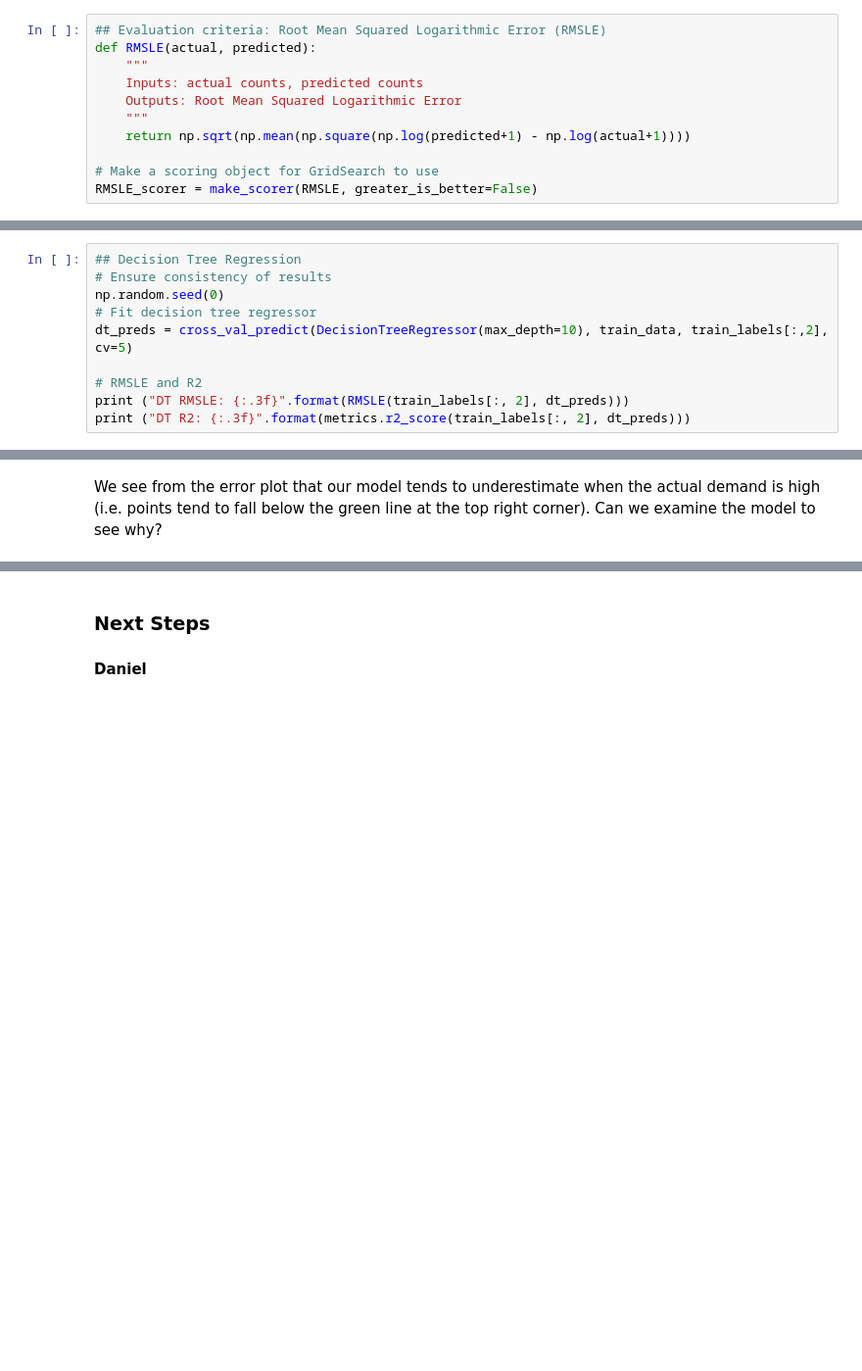
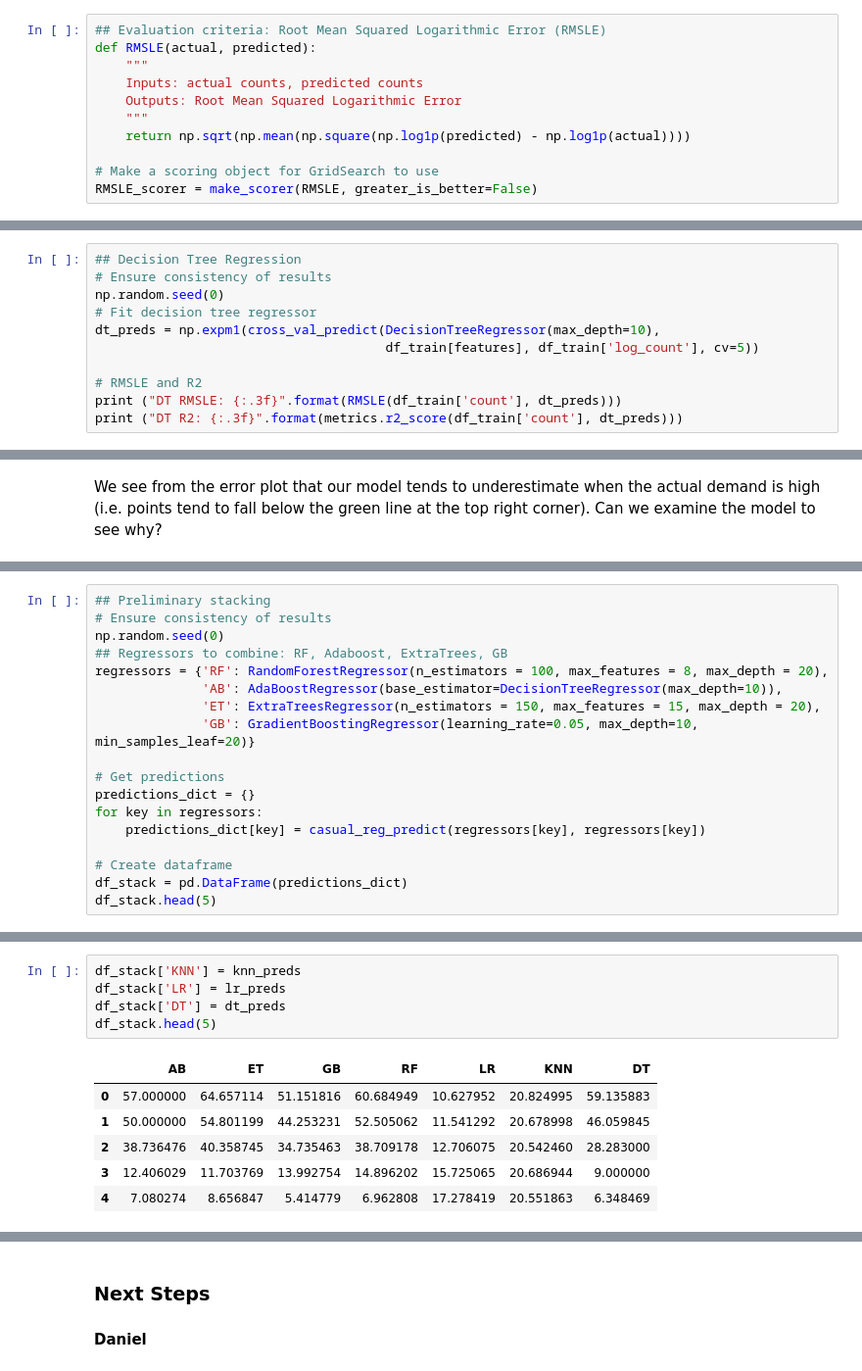
Before and after one commit to KonniamChan/ML_Projects_W207, a Jupyter notebook: project_bikesharing.ipynb, the cells around one changed output, grey strips where cells are left out. Shown at 98% size. Drawn from its saved outputs; the diff is of its cells as text; blank space fills up the shorter version.

```diff
--- a/project_bikesharing.ipynb
+++ b/project_bikesharing.ipynb
@@ -101,7 +100,7 @@ def RMSLE(actual, predicted):
     Inputs: actual counts, predicted counts
     Outputs: Root Mean Squared Logarithmic Error
     """
-    return np.sqrt(np.mean(np.square(np.log(predicted+1) - np.log(actual+1))))
+    return np.sqrt(np.mean(np.square(np.log1p(predicted) - np.log1p(actual))))
 
 # Make a scoring object for GridSearch to use
 RMSLE_scorer = make_scorer(RMSLE, greater_is_better=False)
@@ -321,9 +284,10 @@ Because of its ability to model highly complicated boundaries, we expect decisio
 # Ensure consistency of results
 np.random.seed(0)
 # Fit decision tree regressor
-dt_preds = cross_val_predict(DecisionTreeRegressor(max_depth=10), train_data, train_labels[:,2], cv=5)
+dt_preds = np.expm1(cross_val_predict(DecisionTreeRegressor(max_depth=10),
+                                      df_train[features], df_train['log_count'], cv=5))
 
 # RMSLE and R2
-print ("DT RMSLE: {:.3f}".format(RMSLE(train_labels[:, 2], dt_preds)))
-print ("DT R2: {:.3f}".format(metrics.r2_score(train_labels[:, 2], dt_preds)))
+print ("DT RMSLE: {:.3f}".format(RMSLE(df_train['count'], dt_preds)))
+print ("DT R2: {:.3f}".format(metrics.r2_score(df_train['count'], dt_preds)))
 # %% [output]
@@ -493,0 +508,18 @@ It appears that the errors have more variance over time. This could be due to th
+# %%
+## Preliminary stacking
+# Ensure consistency of results
+np.random.seed(0)
+## Regressors to combine: RF, Adaboost, ExtraTrees, GB
+regressors = {'RF': RandomForestRegressor(n_estimators = 100, max_features = 8, max_depth = 20),
+              'AB': AdaBoostRegressor(base_estimator=DecisionTreeRegressor(max_depth=10)),
+              'ET': ExtraTreesRegressor(n_estimators = 150, max_features = 15, max_depth = 20),
+              'GB': GradientBoostingRegressor(learning_rate=0.05, max_depth=10, min_samples_leaf=20)}
+
+# Get predictions
+predictions_dict = {}
+for key in regressors:
+    predictions_dict[key] = casual_reg_predict(regressors[key], regressors[key])
+
+# Create dataframe
+df_stack = pd.DataFrame(predictions_dict)
+df_stack.head(5)
@@ -493,0 +550,12 @@ It appears that the errors have more variance over time. This could be due to th
+# %%
+df_stack['KNN'] = knn_preds
+df_stack['LR'] = lr_preds
+df_stack['DT'] = dt_preds
+df_stack.head(5)
+# %% [output]
+|  | AB | ET | GB | RF | LR | KNN | DT |
+| 0 | 57.000000 | 64.657114 | 51.151816 | 60.684949 | 10.627952 | 20.824995 | 59.135883 |
+| 1 | 50.000000 | 54.801199 | 44.253231 | 52.505062 | 11.541292 | 20.678998 | 46.059845 |
+| 2 | 38.736476 | 40.358745 | 34.735463 | 38.709178 | 12.706075 | 20.542460 | 28.283000 |
+| 3 | 12.406029 | 11.703769 | 13.992754 | 14.896202 | 15.725065 | 20.686944 | 9.000000 |
+| 4 | 7.080274 | 8.656847 | 5.414779 | 6.962808 | 17.278419 | 20.551863 | 6.348469 |
```
Also changed, not shown: parts of 46 cells of this notebook.
